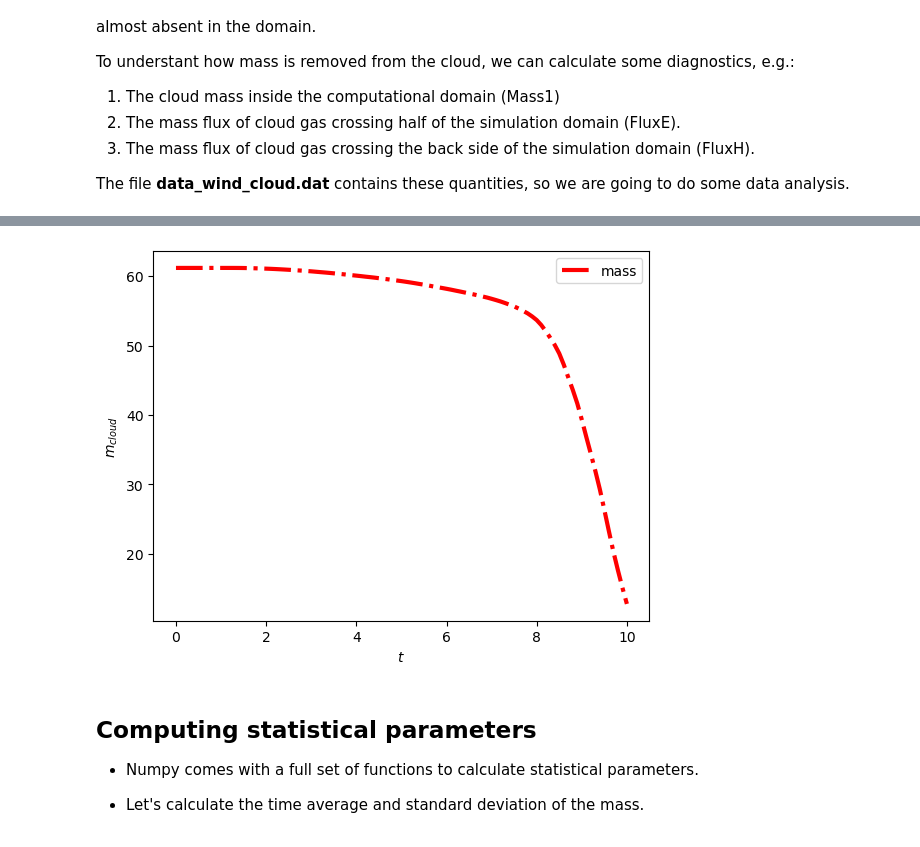
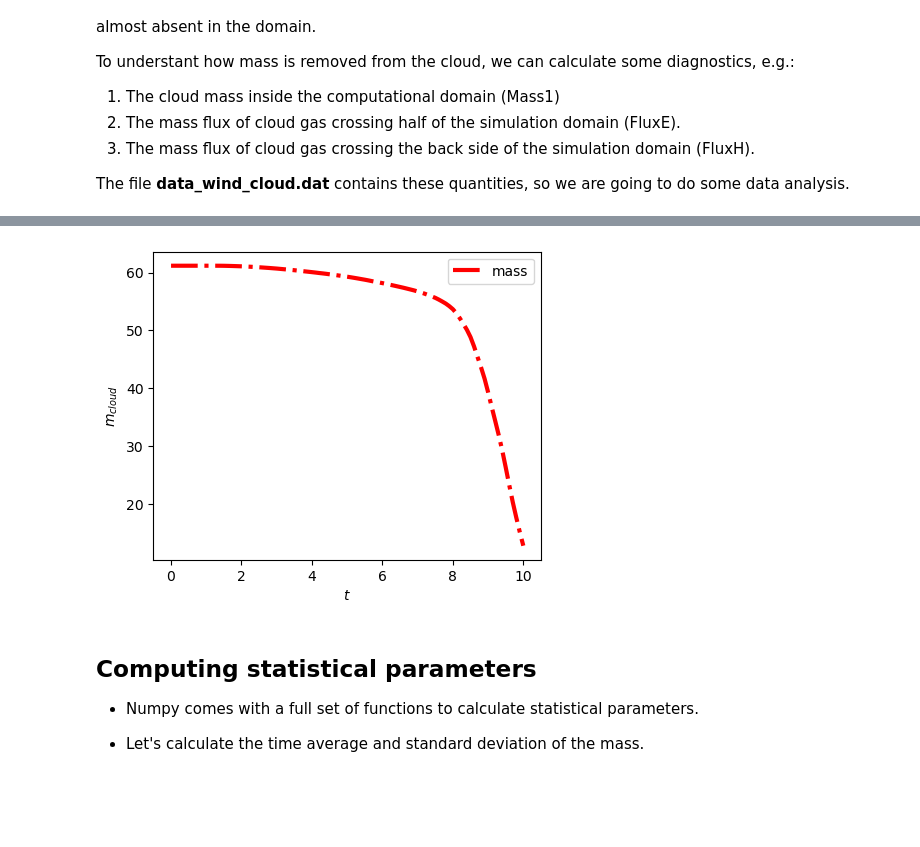
Before and after one commit to wbandabarragan/computational-physics-1, a Jupyter notebook: unit-3/304-numerical-derivatives-1Ddata.ipynb, the cells around one changed output, grey strips where cells are left out. Cells and saved outputs as stored; diff of their text form; code cells hidden in the pictures; blank space fills up the shorter version.

```diff
--- a/unit-3/304-numerical-derivatives-1Ddata.ipynb
+++ b/unit-3/304-numerical-derivatives-1Ddata.ipynb
@@ -67,20 +88,20 @@ time, mass, flxh, flxe = io_data(fname)
 # %%
 
 # And now we plot
-fig, ax = plt.subplots()
+fig, ax = plt.subplots(figsize=(5,4))
 
 ax.plot(time,mass,color='red', linestyle="-.", linewidth=3, label="mass") # Matplotlib understands the pandas format!
 ax.legend()
 
 plt.xlabel(r"$t$")
 plt.ylabel(r"$m_{cloud}$")
 
 plt.show()
 
 # Note that it is interesting that the mass drops dramatically at the end
 # The reason for this drop is that most of the cloud material leaves the domain after t~8
 # %% [output]
-[figure, old version]
+[figure, new version]
 # %% [markdown]
 ## Computing statistical parameters
 
```
Also changed, not shown: parts of 5 cells of this notebook, 5 other files.
